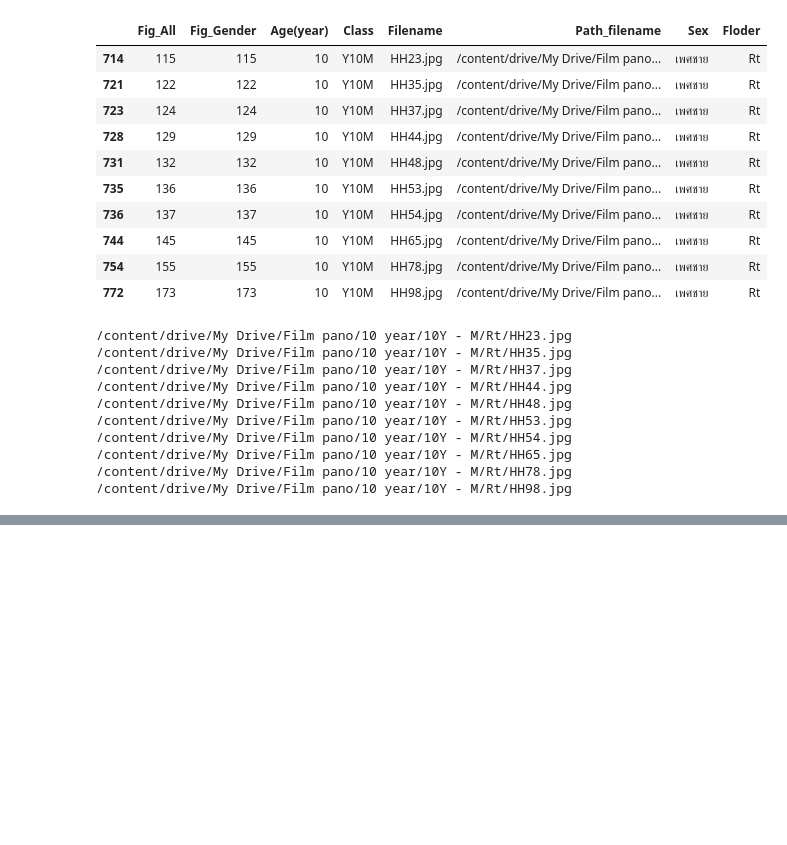
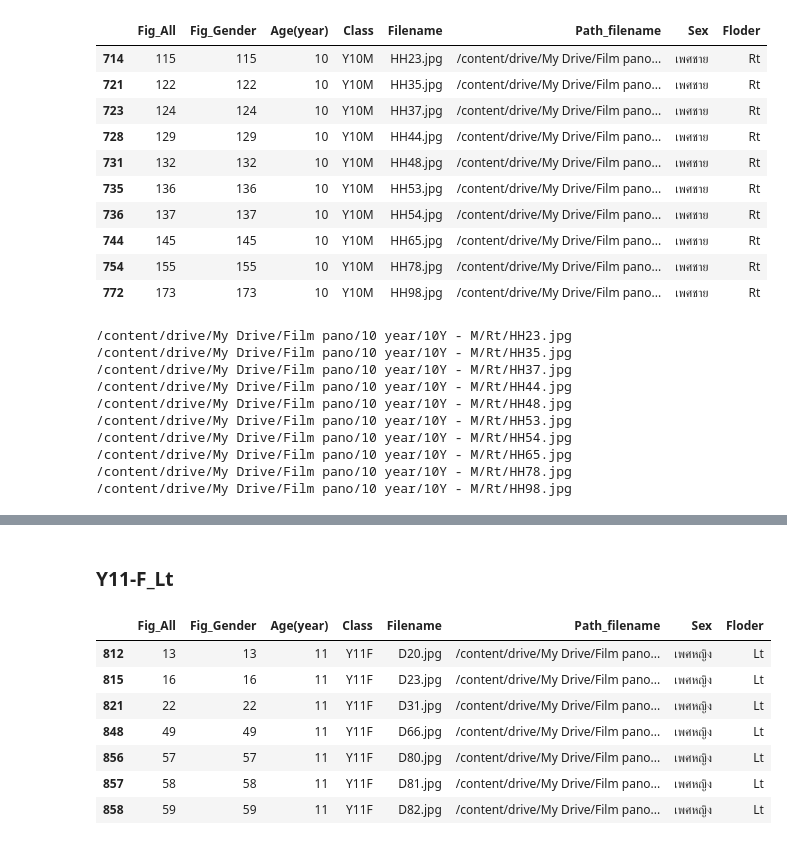
Before and after one commit to Wanita-8943/efficientnet_keras_transfer_learning, a Jupyter notebook: ตัดรูป.ipynb, the cells around one changed output, grey strips where cells are left out. Drawn from its saved outputs; the diff is of its cells as text; code cells hidden in the pictures; blank space fills up the shorter version.

```diff
--- a/ตัดรูป.ipynb
+++ b/ตัดรูป.ipynb
@@ -1388,0 +1534,14 @@ for i in path:
+# %% [markdown]
+### Y11-F_Lt
+# %%
+Y11F_2= df[(df['Class'] == 'Y11F')&(df['Floder']=='Lt')]#หญิง
+Y11F_2
+# %% [output]
+|  | Fig_All | Fig_Gender | Age(year) | Class | Filename | Path_filename | Sex | Floder |
+| 812 | 13 | 13 | 11 | Y11F | D20.jpg | /content/drive/My Drive/Film pano... | เพศหญิง | Lt |
+| 815 | 16 | 16 | 11 | Y11F | D23.jpg | /content/drive/My Drive/Film pano... | เพศหญิง | Lt |
+| 821 | 22 | 22 | 11 | Y11F | D31.jpg | /content/drive/My Drive/Film pano... | เพศหญิง | Lt |
+| 848 | 49 | 49 | 11 | Y11F | D66.jpg | /content/drive/My Drive/Film pano... | เพศหญิง | Lt |
+| 856 | 57 | 57 | 11 | Y11F | D80.jpg | /content/drive/My Drive/Film pano... | เพศหญิง | Lt |
+| 857 | 58 | 58 | 11 | Y11F | D81.jpg | /content/drive/My Drive/Film pano... | เพศหญิง | Lt |
+| 858 | 59 | 59 | 11 | Y11F | D82.jpg | /content/drive/My Drive/Film pano... | เพศหญิง | Lt |
```
Also changed, not shown: parts of 16 cells of this notebook.
